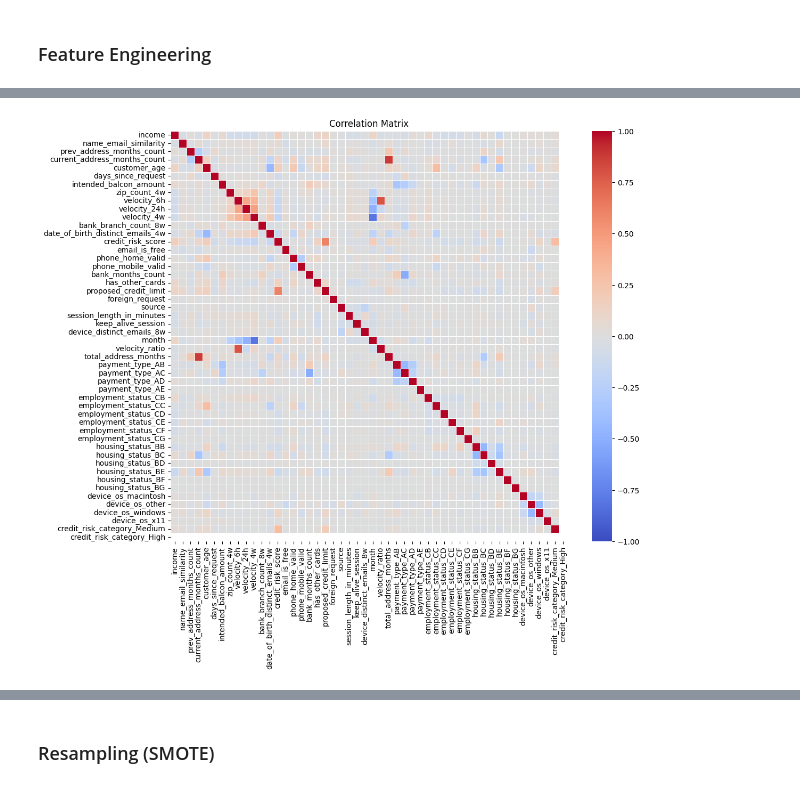
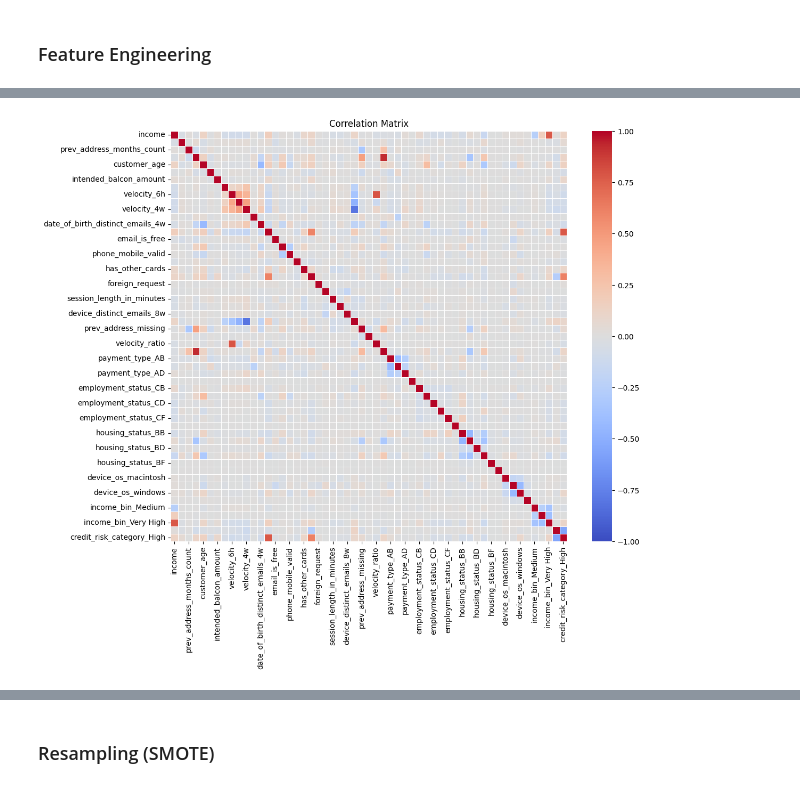
Before and after one commit to bernisschow/DSA4263-Business-and-Commerce-Fraud-Detection, a Jupyter notebook: notebooks/data_cleaning_and_eda.ipynb, the cells around one changed output, grey strips where cells are left out. Saved outputs shown, nothing was run; the diff lists cells and outputs as text; code cells hidden in the pictures.

```diff
--- a/notebooks/data_cleaning_and_eda.ipynb
+++ b/notebooks/data_cleaning_and_eda.ipynb
@@ -164,6 +219,6 @@ plt.show()
 # %%
-# Define rows and columns for the subplot grid (3 rows, 4 columns)
-fig, axes = plt.subplots(nrows=3, ncols=4, figsize=(20, 12))
+# Define rows and columns for the subplot grid
+fig, axes = plt.subplots(nrows=5, ncols=4, figsize=(20, 15))
 
 # Flatten axes array for easier iteration
 axes = axes.flatten()
@@ -183,7 +238,7 @@ for i, feature in enumerate(categorical_features):
     axes[i].tick_params(axis='x', rotation=45)
     axes[i].set_yscale('log')  # Apply log scale to the y-axis
 
-# Hide any empty subplots (if less than 12 features)
+# Hide any empty subplots
 for j in range(i + 1, len(axes)):
     fig.delaxes(axes[j])
 
@@ -208,18 +293,15 @@ df['velocity_ratio'] = df['velocity_6h'] / df['velocity_24h']
 # 2. Total Address Months (sum of previous and current address months)
 df['total_address_months'] = df['prev_address_months_count'] + df['current_address_months_count']
 
-# 3. Device Risk Score (example: device_fraud_count * device_distinct_emails_8w)
-df['device_risk_score'] = df['device_fraud_count'] * df['device_distinct_emails_8w']
-
-# 4. Income Bin (categorizing income into bins)
-bins = [0, 30000, 70000, 150000, float('inf')]  # Define bins for income
+# 3. Income Bin (categorizing income into bins)
+bins = [0, 0.3, 0.6, 0.8, 1.0]  # Define bins for income
 labels = ['Low', 'Medium', 'High', 'Very High']
 df['income_bin'] = pd.cut(df['income'], bins=bins, labels=labels, right=False)
 
-# 5. Credit Risk Category (categorizing credit risk score into bins)
+# 4. Credit Risk Category (categorizing credit risk score into bins)
 df['credit_risk_category'] = pd.cut(
     df['credit_risk_score'],
-    bins=[0, 300, 600, 850],
+    bins = [-float('inf'), 83, 178, float('inf')],
     labels=['Low', 'Medium', 'High'],
     right=False
 )
@@ -262,7 +381,8 @@ from sklearn.preprocessing import LabelEncoder
 
 binary_features = [
     "source", "email_is_free", "phone_home_valid", "phone_mobile_valid",
-    "has_other_cards", "foreign_request", "keep_alive_session"
+    "has_other_cards", "foreign_request", "keep_alive_session",
+    "prev_address_missing", "current_address_missing" # missing flags
 ]
 
 label_encoder = LabelEncoder()
@@ -272,7 +392,8 @@ for feature in binary_features:
     X_test[feature] = label_encoder.transform(X_test[feature])  # Apply the same transformation on the test set
 
 multi_class_features = [
-    "payment_type", "employment_status", "housing_status", "device_os", 'income_bin', 'credit_risk_category'
+    "payment_type", "employment_status", "housing_status", "device_os",
+    "income_bin", "credit_risk_category" # new features
 ]
 
 X_train = pd.get_dummies(X_train, columns=multi_class_features, drop_first=True)
@@ -285,7 +406,7 @@ numerical_fe_features = [
     "velocity_4w", "bank_branch_count_8w", "date_of_birth_distinct_emails_4w",
     "credit_risk_score", "bank_months_count", "proposed_credit_limit",
     "session_length_in_minutes", "device_distinct_emails_8w", "device_fraud_count", "month",
-    "velocity_ratio", "total_address_months", "device_risk_score"
+    "velocity_ratio", "total_address_months" # new features
 ]
 
 scaler = StandardScaler()
@@ -293,15 +414,14 @@ scaler = StandardScaler()
 X_train[numerical_fe_features] = scaler.fit_transform(X_train[numerical_fe_features])
 X_test[numerical_fe_features] = scaler.transform(X_test[numerical_fe_features])
 # %%
-corr_pearson = X_train.drop(["income_bin_Medium", "income_bin_High", "income_bin_Very High",
-                             "device_fraud_count", "device_risk_score"], axis=1).corr(method="pearson")
+corr_pearson = X_train.drop(["device_fraud_count"], axis=1).corr(method="pearson")
 
 plt.figure(figsize=(12, 10))
 sns.heatmap(corr_pearson, annot=False, linewidths=0.5, cmap="coolwarm", vmin=-1, vmax=1)
 plt.title("Correlation Matrix")
 plt.show()
 # %% [output]
-[figure, old version]
+[figure, new version]
 # %%
 # Identify highly correlated features (correlation >= 0.8 or <= -0.8)
 high_corr_var = set()
```
Also changed, not shown: parts of 19 cells of this notebook, 1 other file.
